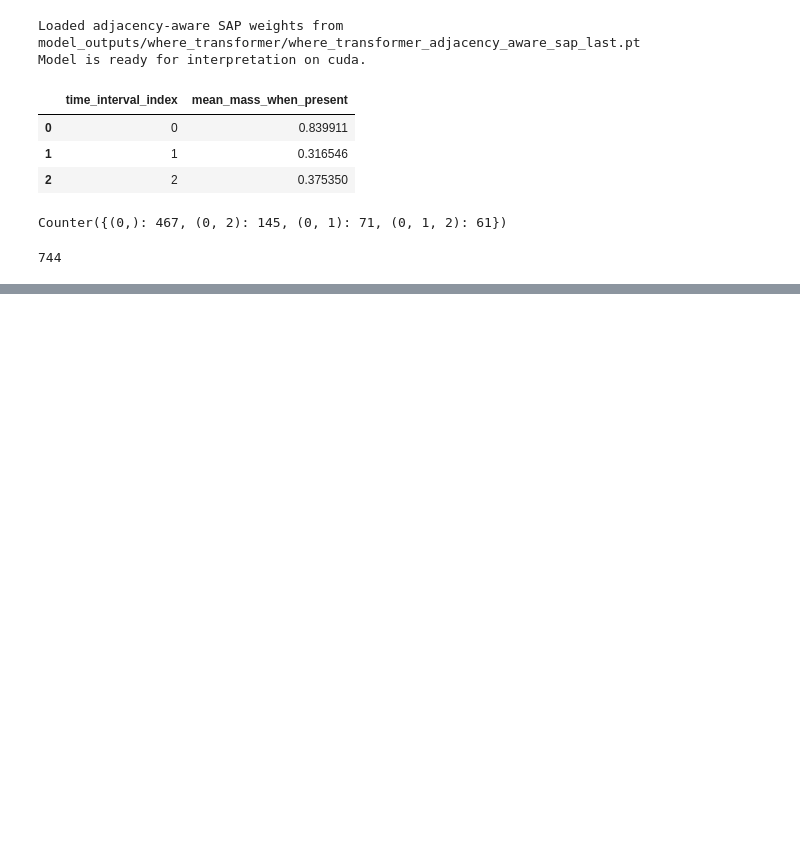
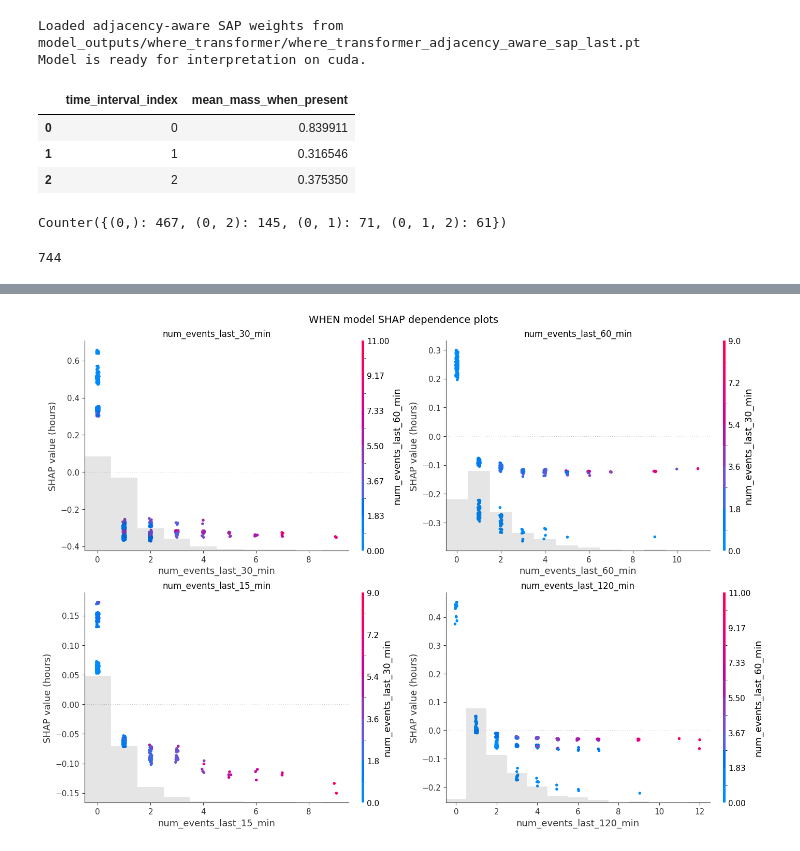
Before and after one commit to mohamad-hasan-sohan-ajini/predictive-maintenance, a Jupyter notebook: src/interpretability.ipynb, the cells around one changed output, grey strips where cells are left out. Cells and saved outputs as stored; diff of their text form; code cells hidden in the pictures; blank space fills up the shorter version.

```diff
--- a/src/interpretability.ipynb
+++ b/src/interpretability.ipynb
@@ -495,0 +747,30 @@ display(
+# %%
+WHEN_DEPENDENCE_FEATURE_COUNT = 4
+when_top_features = when_shap_importance.head(WHEN_DEPENDENCE_FEATURE_COUNT)[
+    "feature"
+].tolist()
+
+dependence_figure, dependence_axes = plt.subplots(
+    2,
+    2,
+    figsize=(14, 10),
+    constrained_layout=True,
+)
+for feature_name, axis in zip(when_top_features, dependence_axes.flat):
+    shap.plots.scatter(
+        when_shap_values_hours[:, feature_name],
+        color=when_shap_values_hours,
+        ax=axis,
+        show=False,
+    )
+    axis.set_ylabel("SHAP value (hours)")
+    axis.set_title(feature_name)
+dependence_figure.suptitle("WHEN model SHAP dependence plots", fontsize=14)
+dependence_figure.savefig(
+    WHEN_INTERPRETABILITY_OUTPUT_DIR / "shap_dependence_top_features.pdf",
+    dpi=300,
+    bbox_inches="tight",
+)
+plt.show()
+# %% [output]
+[figure, added]
```
Also changed, not shown: parts of 11 cells of this notebook.
